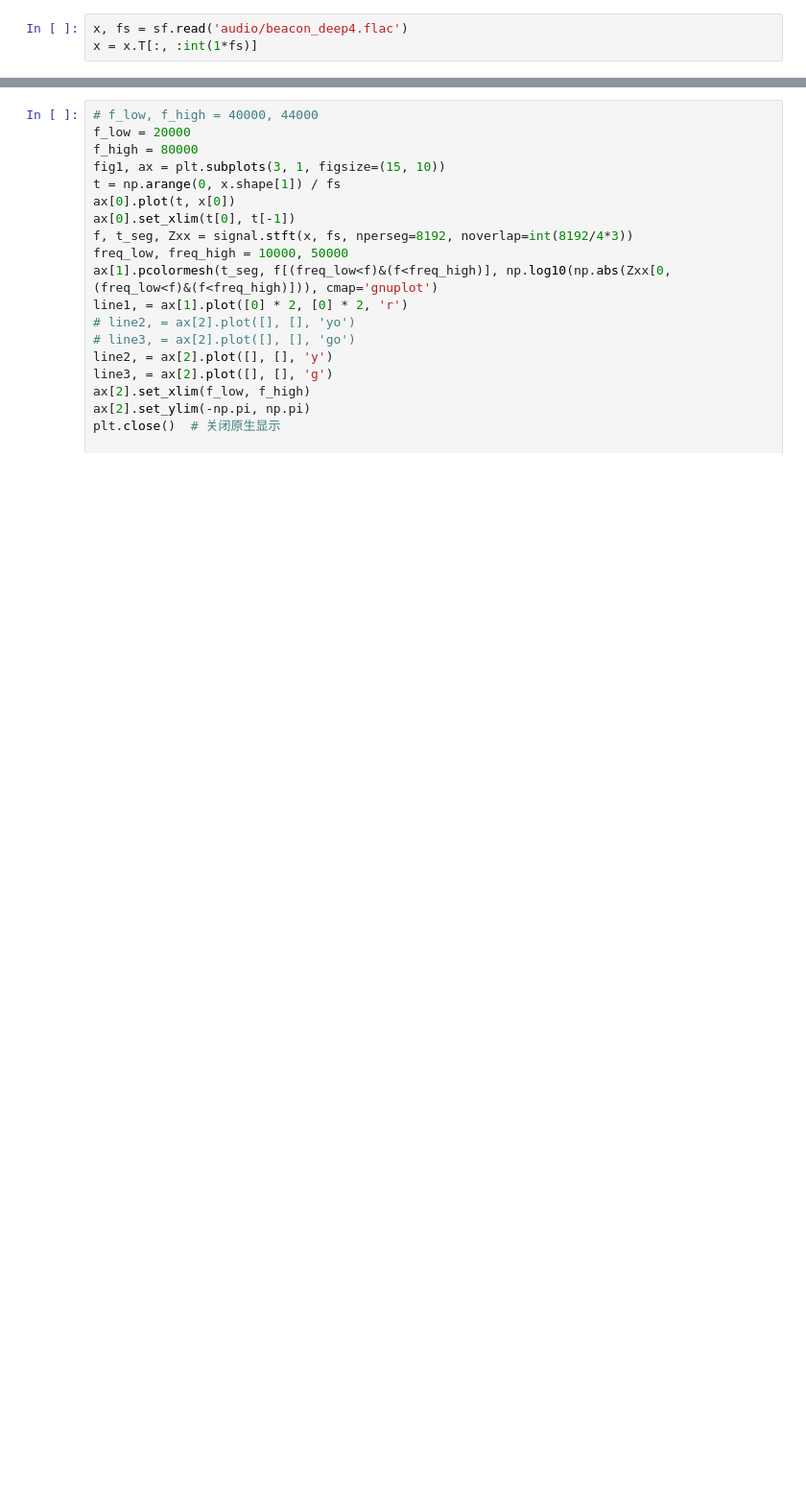
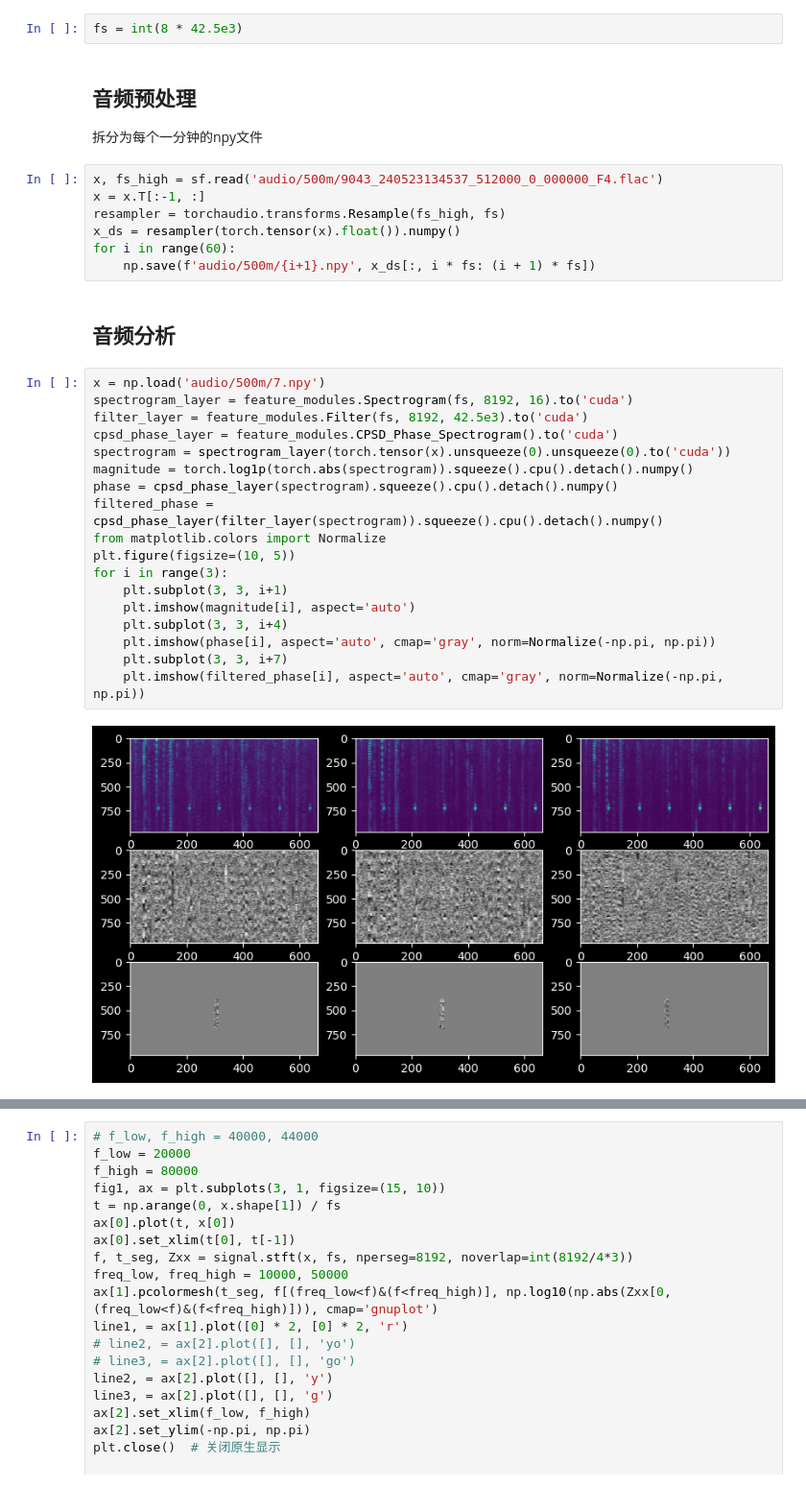
Before and after one commit to LeoJhonSong/ternary-array-passive-bearing, a Jupyter notebook: analysis.ipynb, the cells around one changed output, grey strips where cells are left out. Shown at 96% size. Drawn from its saved outputs; the diff is of its cells as text; blank space fills up the shorter version.

```diff
--- a/analysis.ipynb
+++ b/analysis.ipynb
@@ -11,3 +14,35 @@ from utils import rfft_plot, tf_plot
-# %%
-x, fs = sf.read('audio/beacon_deep4.flac')
-x = x.T[:, :int(1*fs)]
+# %%
+fs = int(8 * 42.5e3)
+# %% [markdown]
+## 音频预处理
+
+拆分为每个一分钟的npy文件
+# %%
+x, fs_high = sf.read('audio/500m/9043_240523134537_512000_0_000000_F4.flac')
+x = x.T[:-1, :]
+resampler = torchaudio.transforms.Resample(fs_high, fs)
+x_ds = resampler(torch.tensor(x).float()).numpy()
+for i in range(60):
+    np.save(f'audio/500m/{i+1}.npy', x_ds[:, i * fs: (i + 1) * fs])
+# %% [markdown]
+## 音频分析
+# %%
+x = np.load('audio/500m/7.npy')
+spectrogram_layer = feature_modules.Spectrogram(fs, 8192, 16).to('cuda')
+filter_layer = feature_modules.Filter(fs, 8192, 42.5e3).to('cuda')
+cpsd_phase_layer = feature_modules.CPSD_Phase_Spectrogram().to('cuda')
+spectrogram = spectrogram_layer(torch.tensor(x).unsqueeze(0).unsqueeze(0).to('cuda'))
+magnitude = torch.log1p(torch.abs(spectrogram)).squeeze().cpu().detach().numpy()
+phase = cpsd_phase_layer(spectrogram).squeeze().cpu().detach().numpy()
+filtered_phase = cpsd_phase_layer(filter_layer(spectrogram)).squeeze().cpu().detach().numpy()
+from matplotlib.colors import Normalize
+plt.figure(figsize=(10, 5))
+for i in range(3):
+    plt.subplot(3, 3, i+1)
+    plt.imshow(magnitude[i], aspect='auto')
+    plt.subplot(3, 3, i+4)
+    plt.imshow(phase[i], aspect='auto', cmap='gray', norm=Normalize(-np.pi, np.pi))
+    plt.subplot(3, 3, i+7)
+    plt.imshow(filtered_phase[i], aspect='auto', cmap='gray', norm=Normalize(-np.pi, np.pi))
+# %% [output]
+[figure, added]
```
Also changed, not shown: parts of 5 cells of this notebook, 3 other files.
